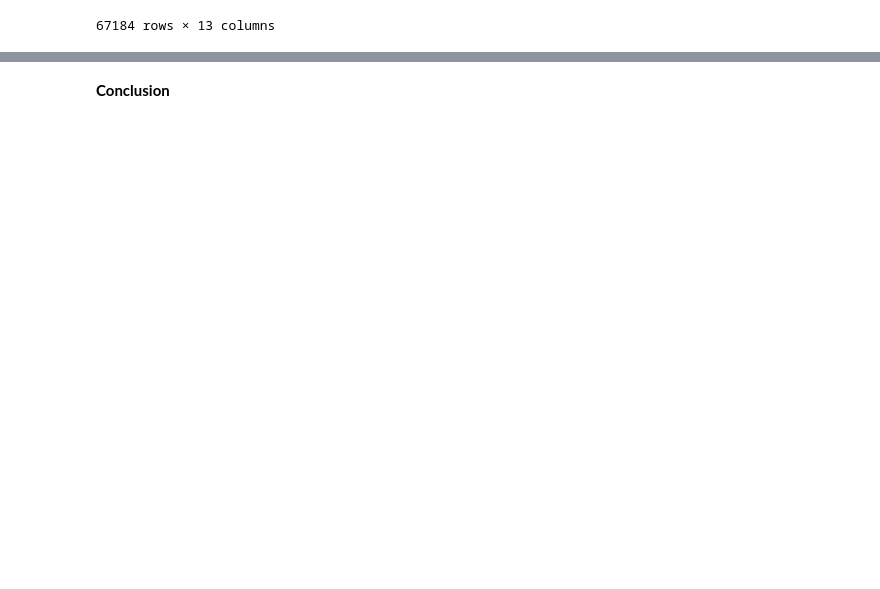
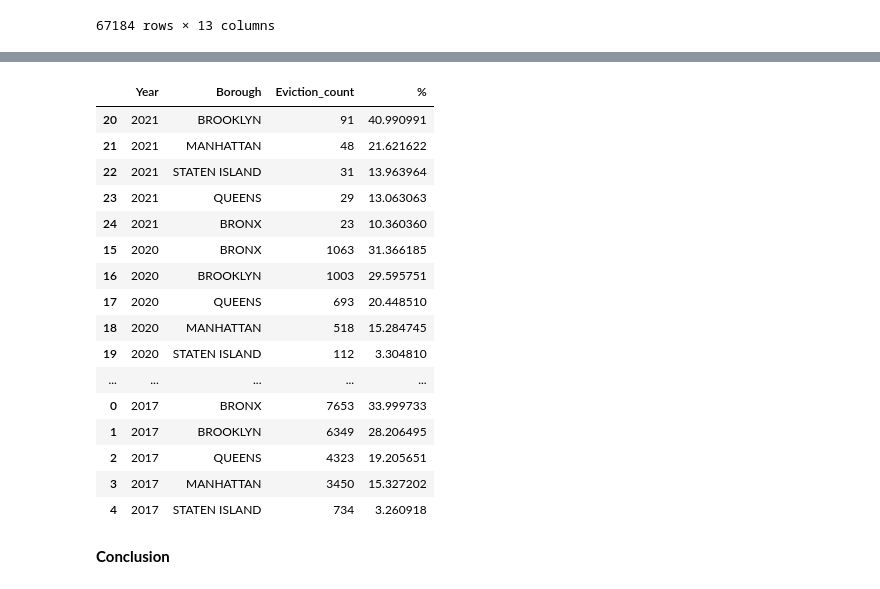
Before and after one commit to mmsouza114/Project01-Evictions, a Jupyter notebook: explore-clean-prepare.ipynb, the cells around one changed output, grey strips where cells are left out. Saved outputs shown, nothing was run; the diff lists cells and outputs as text; code cells hidden in the pictures; blank space fills up the shorter version.

```diff
--- a/explore-clean-prepare.ipynb
+++ b/explore-clean-prepare.ipynb
@@ -499,2 +498,23 @@ borough_year
+# %%
+borough_year['%'] = borough_year['Eviction_count'].div(borough_year.groupby('Year')['Eviction_count'].transform('sum')).mul(100)
+borough_year.sort_values(by=['Year','%'], ascending=False)
+# %% [output]
+|  | Year | Borough | Eviction_count | % |
+| 20 | 2021 | BROOKLYN | 91 | 40.990991 |
+| 21 | 2021 | MANHATTAN | 48 | 21.621622 |
+| 22 | 2021 | STATEN ISLAND | 31 | 13.963964 |
+| 23 | 2021 | QUEENS | 29 | 13.063063 |
+| 24 | 2021 | BRONX | 23 | 10.360360 |
+| 15 | 2020 | BRONX | 1063 | 31.366185 |
+| 16 | 2020 | BROOKLYN | 1003 | 29.595751 |
+| 17 | 2020 | QUEENS | 693 | 20.448510 |
+| 18 | 2020 | MANHATTAN | 518 | 15.284745 |
+| 19 | 2020 | STATEN ISLAND | 112 | 3.304810 |
+| ... | ... | ... | ... | ... |
+| 0 | 2017 | BRONX | 7653 | 33.999733 |
+| 1 | 2017 | BROOKLYN | 6349 | 28.206495 |
+| 2 | 2017 | QUEENS | 4323 | 19.205651 |
+| 3 | 2017 | MANHATTAN | 3450 | 15.327202 |
+| 4 | 2017 | STATEN ISLAND | 734 | 3.260918 |
 # %% [markdown]
 **Conclusion**
```
Also changed, not shown: parts of 16 cells of this notebook, 3 other files.
